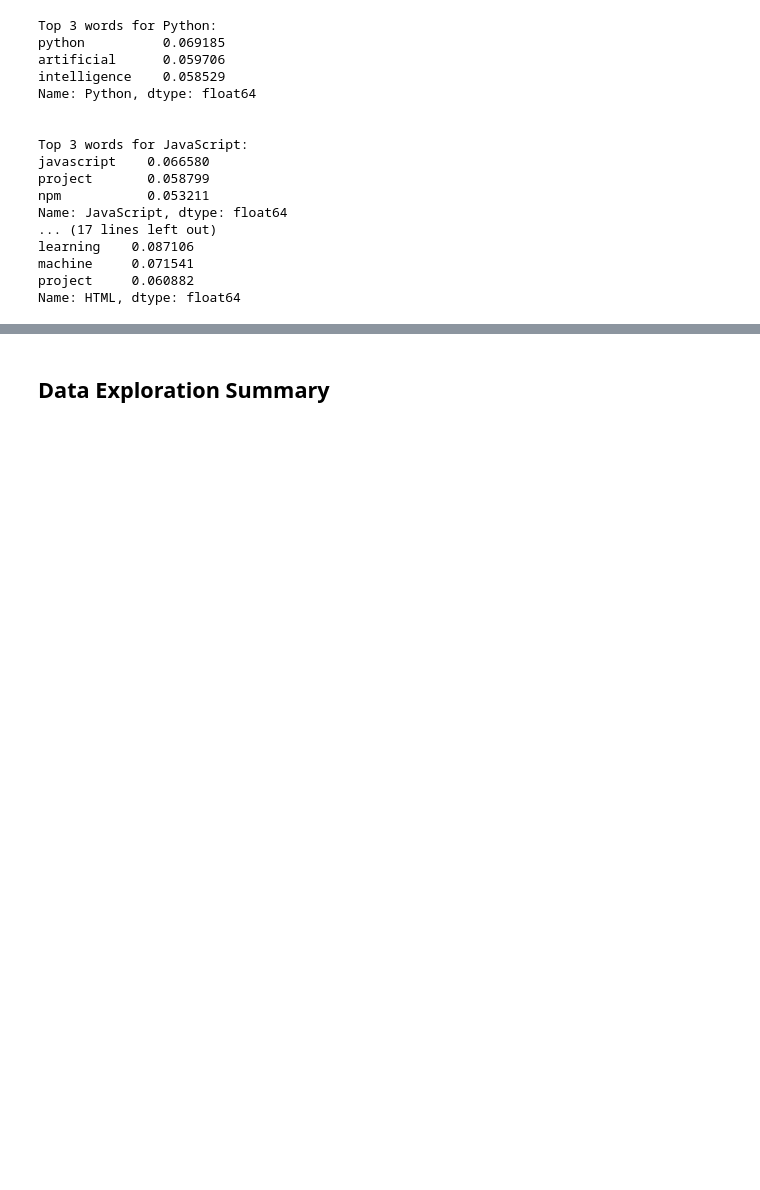
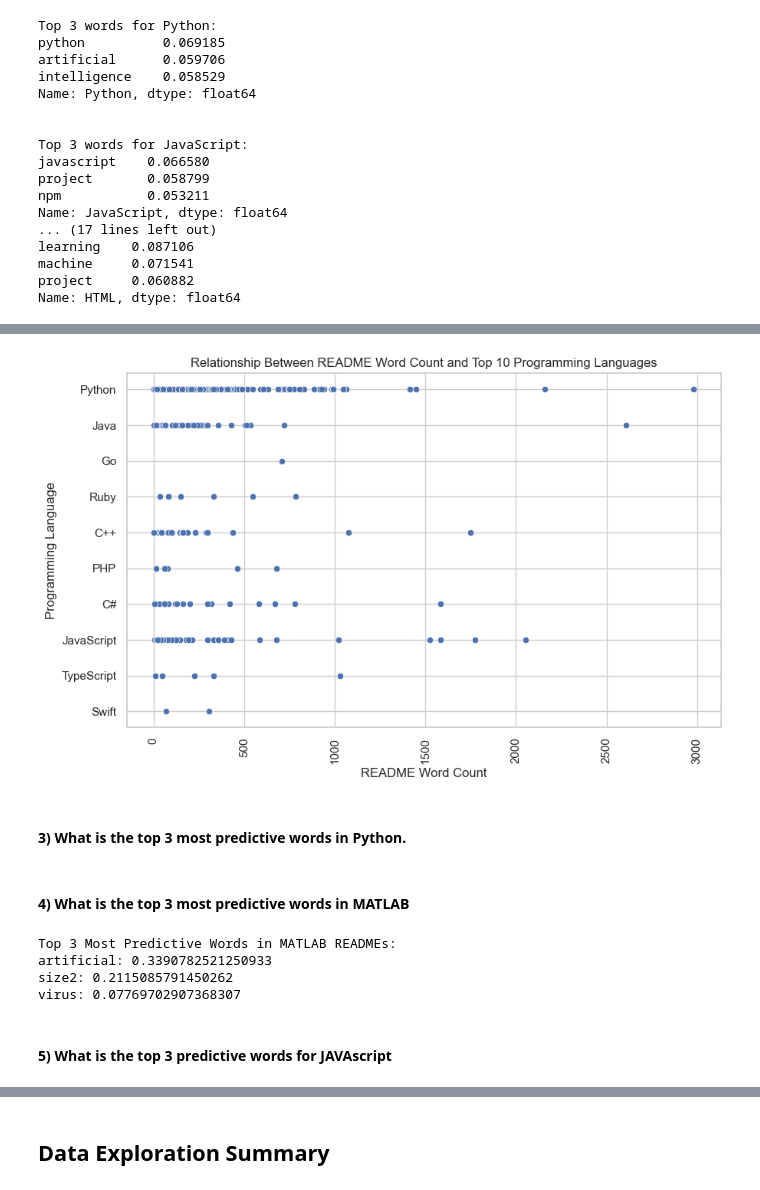
Before and after one commit to TheoandEdwige/git_lingua, a Jupyter notebook: mvp.ipynb, the cells around one changed output, grey strips where cells are left out. Cells and saved outputs as stored; diff of their text form; code cells hidden in the pictures; blank space fills up the shorter version.

```diff
--- a/mvp.ipynb
+++ b/mvp.ipynb
@@ -158,0 +168,25 @@ e.generate_word_cloud(df, 'readme')
+# %%
+def hypothesis_two(df):
+    # Define the top 10 programming languages
+    top_10_languages = ['Python', 'JavaScript', 'Java', 'C++', 'C#', 'Ruby', 'Swift', 'PHP', 'Go', 'TypeScript']
+
+    # Filter the DataFrame to include only the top 10 languages
+    df_top_10 = df[df['language'].isin(top_10_languages)]
+
+    # Calculate the word count for each README
+    df_top_10['readme_word_count'] = df_top_10['readme'].apply(lambda x: len(x.split()))
+
+    # EDA and Visualization
+    plt.figure(figsize=(10, 6))
+    sns.scatterplot(x='readme_word_count', y='language', data=df_top_10)
+    plt.title('Relationship Between README Word Count and Top 10 Programming Languages')
+    plt.xlabel('README Word Count')
+    plt.ylabel('Programming Language')
+    plt.xticks(rotation=90)
+    plt.show()
+# %%
+hypothesis_two(df)
+# %% [output]
+[figure, added]
+# %% [markdown]
+#### 3) What is the top 3 most predictive words in Python.
@@ -158,0 +223,38 @@ e.generate_word_cloud(df, 'readme')
+# %% [markdown]
+#### 4) What is the top 3 most predictive words in MATLAB
+# %%
+# Filter the DataFrame to include only MATLAB repositories
+matlab_df = df[df['language'] == 'MATLAB']
+
+# Preprocess the text data in the README files (use your preprocess_text_in_dataframe function)
+matlab_df = p.preprocess_text_in_dataframe(matlab_df, 'readme')
+
+# Initialize the TF-IDF vectorizer
+tfidf_vectorizer = TfidfVectorizer(max_features=1000, stop_words='english')
+
+# Fit and transform the READMEs into TF-IDF vectors
+tfidf_matrix = tfidf_vectorizer.fit_transform(matlab_df['readme'])
+
+# Get the feature names (words) corresponding to the columns of the TF-IDF matrix
+feature_names = tfidf_vectorizer.get_feature_names_out()
+
+# Calculate the mean TF-IDF score for each word across MATLAB READMEs
+mean_tfidf_scores = tfidf_matrix.mean(axis=0)
+
+# Convert the mean TF-IDF scores to a dictionary with words as keys and scores as values
+word_scores = {word: score for word, score in zip(feature_names, mean_tfidf_scores.tolist()[0])}
+
+# Find the top 3 most predictive words (highest TF-IDF scores)
+top_predictive_words = Counter(word_scores).most_common(3)
+
+# Display the top 3 most predictive words
+print("Top 3 Most Predictive Words in MATLAB READMEs:")
+for word, score in top_predictive_words:
+    print(f"{word}: {score}")
+# %% [output]
+Top 3 Most Predictive Words in MATLAB READMEs:
+artificial: 0.3390782521250933
+size2: 0.2115085791450262
+virus: 0.07769702907368307
+# %% [markdown]
+#### 5) What is the top 3 predictive words for JAVAscript
```
Also changed, not shown: parts of 8 cells of this notebook, 2 other files.
